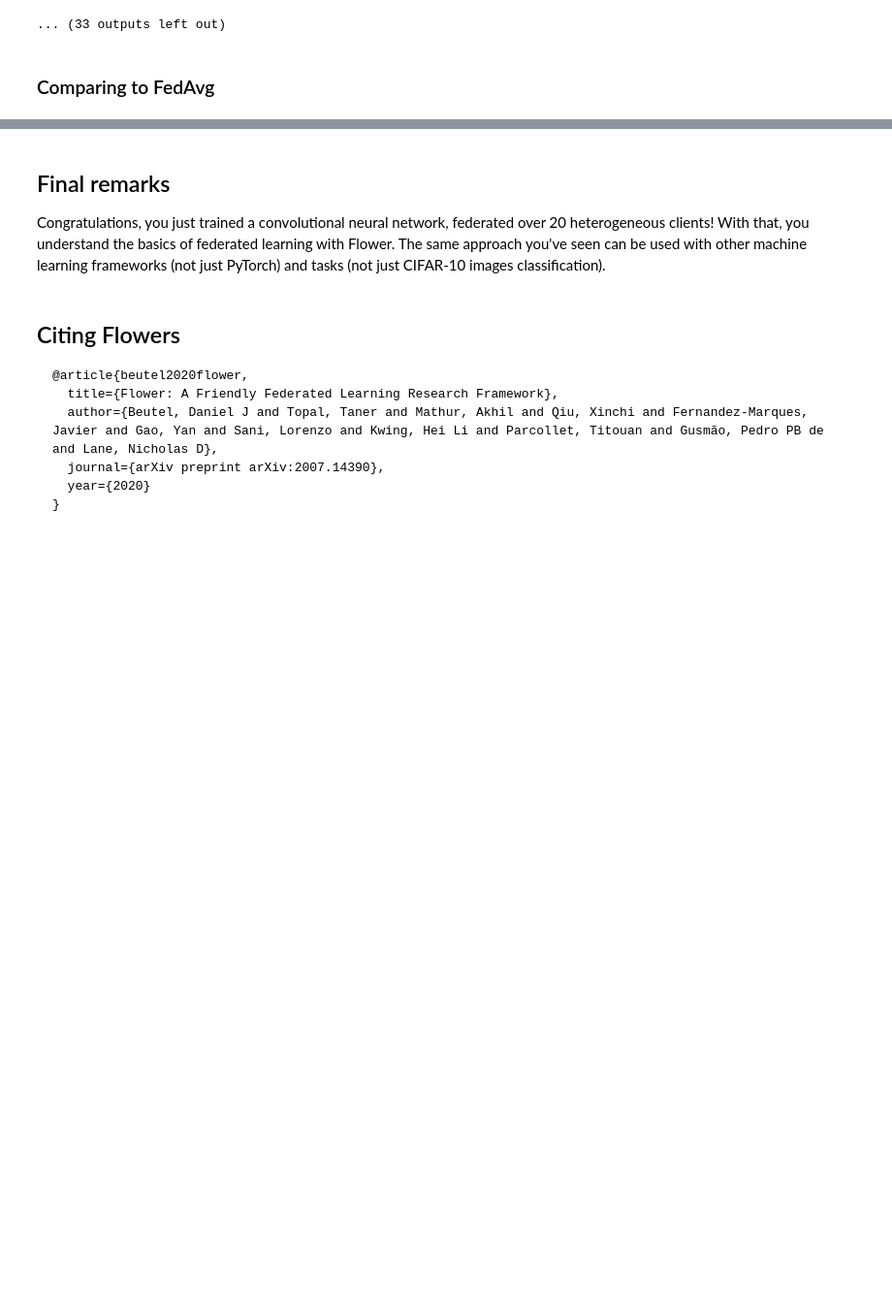
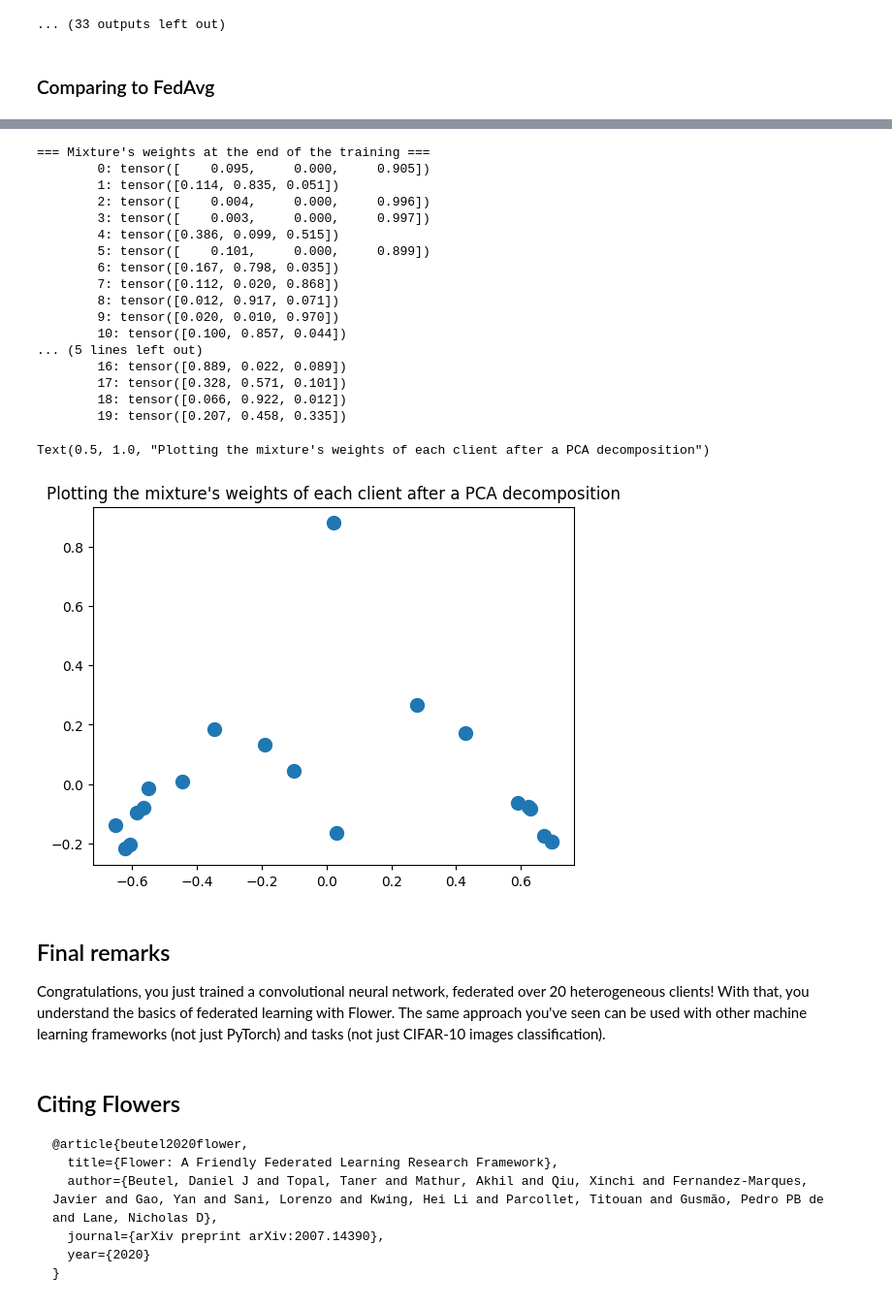
Before and after one commit to philipco/FL_labs, a Jupyter notebook: Flower_2_FedEM_with_flowers.ipynb, the cells around one changed output, grey strips where cells are left out. Shown at 97% size. Saved outputs shown, nothing was run; the diff lists cells and outputs as text; code cells hidden in the pictures; blank space fills up the shorter version.

```diff
--- a/Flower_2_FedEM_with_flowers.ipynb
+++ b/Flower_2_FedEM_with_flowers.ipynb
@@ -1113,3 +1099,41 @@ plot_metrics([train_losses_fedavg, train_losses_fedEM], [test_losses_fedavg, tes
+# %%
+from sklearn.decomposition import PCA
+
+mixture_weights = torch.stack([torch.load('mixture_weights_{0}.pkl'.format(i)) for i in range(NUM_CLIENTS)])
+
+torch.set_printoptions(precision=3, sci_mode=False)
+
+print("=== Mixture's weights at the end of the training ===")
+for i in range(NUM_CLIENTS):
+    print("\t{0}: {1}".format(i, mixture_weights[i]))
+
+pca = PCA(n_components=2)
+components = pca.fit_transform(mixture_weights)
+
+fig = plt.figure()
+ax = fig.add_subplot(111)
+ax.scatter(components[:,0], components[:,1], s=100)
+ax.set_title("Plotting the mixture's weights of each client after a PCA decomposition")
+# %% [output]
+=== Mixture's weights at the end of the training ===
+        0: tensor([    0.095,     0.000,     0.905])
+        1: tensor([0.114, 0.835, 0.051])
+        2: tensor([    0.004,     0.000,     0.996])
+        3: tensor([    0.003,     0.000,     0.997])
+        4: tensor([0.386, 0.099, 0.515])
+        5: tensor([    0.101,     0.000,     0.899])
+        6: tensor([0.167, 0.798, 0.035])
+        7: tensor([0.112, 0.020, 0.868])
+        8: tensor([0.012, 0.917, 0.071])
+        9: tensor([0.020, 0.010, 0.970])
+        10: tensor([0.100, 0.857, 0.044])
+... (5 lines left out)
+        16: tensor([0.889, 0.022, 0.089])
+        17: tensor([0.328, 0.571, 0.101])
+        18: tensor([0.066, 0.922, 0.012])
+        19: tensor([0.207, 0.458, 0.335])
+Text(0.5, 1.0, "Plotting the mixture's weights of each client after a PCA decomposition")
+[figure, added]
 # %% [markdown]
 ## Final remarks
 
```
Also changed, not shown: parts of 15 cells of this notebook.
